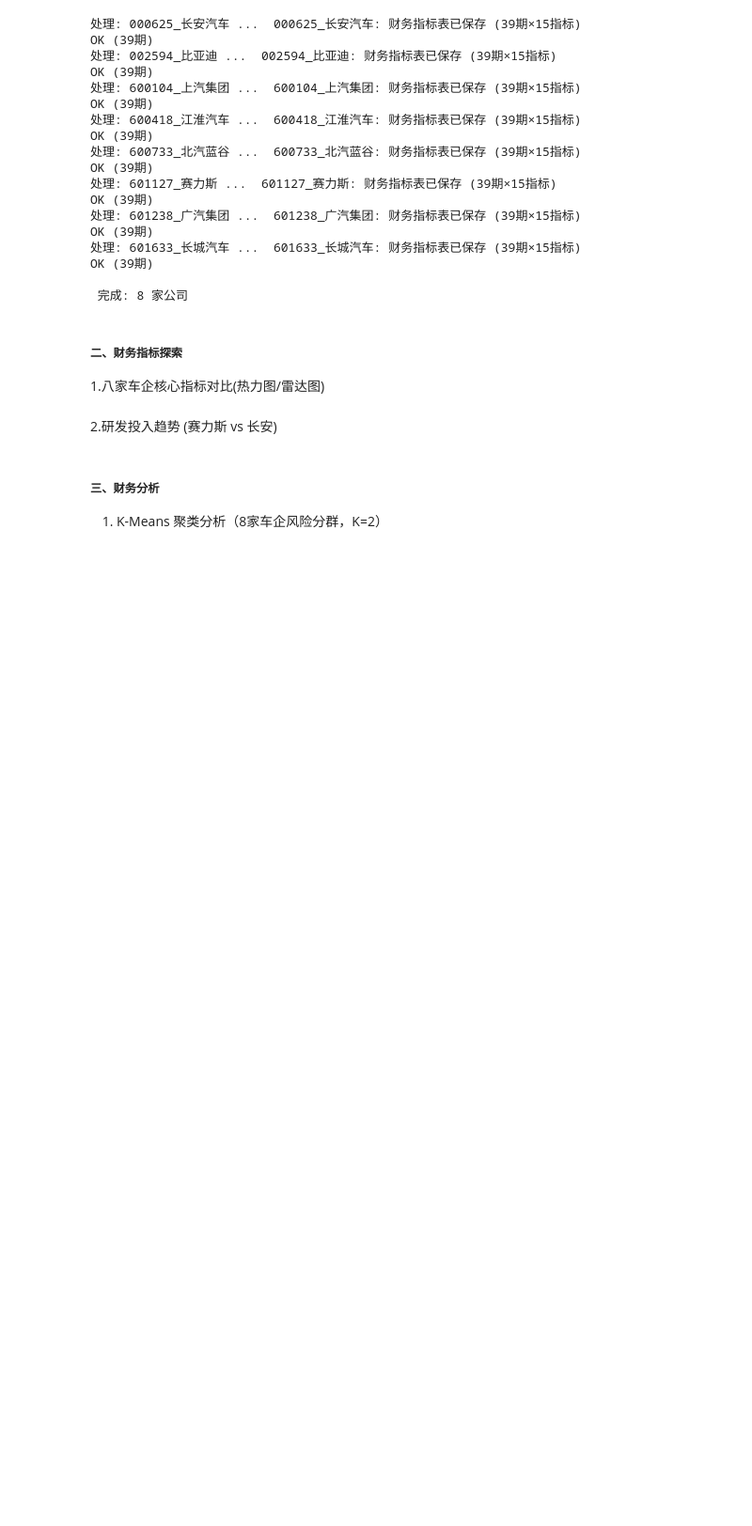
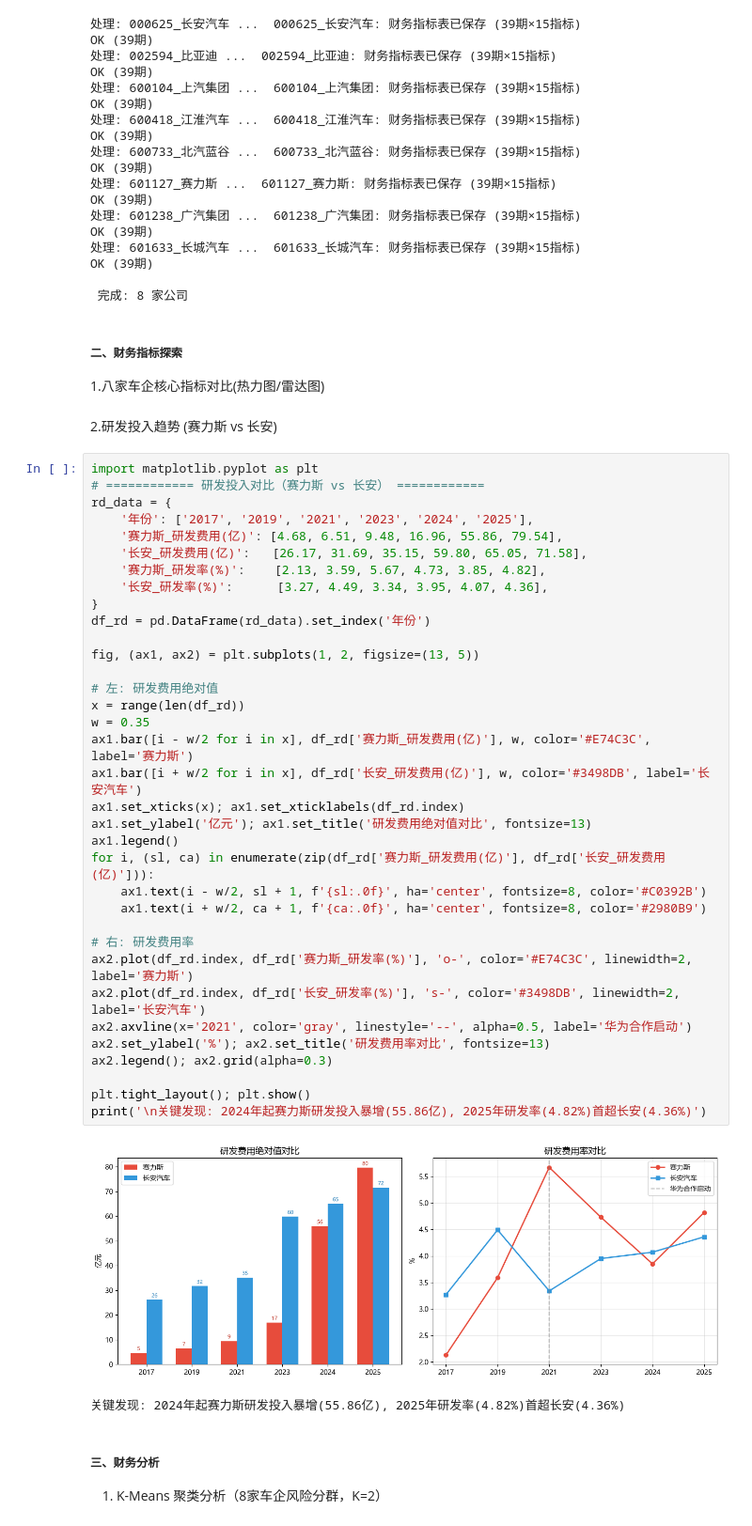
Before and after one commit to yohoten/fidac, a Jupyter notebook: 基于K-Means聚类与Prophet时序预测的重庆上市车企财务智能预警研究.ipynb, the cells around one changed output. Shown at 94% size. Cells and saved outputs as stored; diff of their text form; blank space fills up the shorter version.

```diff
--- a/基于K-Means聚类与Prophet时序预测的重庆上市车企财务智能预警研究.ipynb
+++ b/基于K-Means聚类与Prophet时序预测的重庆上市车企财务智能预警研究.ipynb
@@ -238,6 +238,44 @@ OK (39期)
 1.八家车企核心指标对比(热力图/雷达图)
 # %% [markdown]
 2.研发投入趋势 (赛力斯 vs 长安)
+# %%
+import matplotlib.pyplot as plt
+# ============ 研发投入对比（赛力斯 vs 长安） ============
+rd_data = {
+    '年份': ['2017', '2019', '2021', '2023', '2024', '2025'],
+    '赛力斯_研发费用(亿)': [4.68, 6.51, 9.48, 16.96, 55.86, 79.54],
+    '长安_研发费用(亿)':   [26.17, 31.69, 35.15, 59.80, 65.05, 71.58],
+    '赛力斯_研发率(%)':    [2.13, 3.59, 5.67, 4.73, 3.85, 4.82],
+    '长安_研发率(%)':      [3.27, 4.49, 3.34, 3.95, 4.07, 4.36],
+}
+df_rd = pd.DataFrame(rd_data).set_index('年份')
+
+fig, (ax1, ax2) = plt.subplots(1, 2, figsize=(13, 5))
+
+# 左: 研发费用绝对值
+x = range(len(df_rd))
+w = 0.35
+ax1.bar([i - w/2 for i in x], df_rd['赛力斯_研发费用(亿)'], w, color='#E74C3C', label='赛力斯')
+ax1.bar([i + w/2 for i in x], df_rd['长安_研发费用(亿)'], w, color='#3498DB', label='长安汽车')
+ax1.set_xticks(x); ax1.set_xticklabels(df_rd.index)
+ax1.set_ylabel('亿元'); ax1.set_title('研发费用绝对值对比', fontsize=13)
+ax1.legend()
+for i, (sl, ca) in enumerate(zip(df_rd['赛力斯_研发费用(亿)'], df_rd['长安_研发费用(亿)'])):
+    ax1.text(i - w/2, sl + 1, f'{sl:.0f}', ha='center', fontsize=8, color='#C0392B')
+    ax1.text(i + w/2, ca + 1, f'{ca:.0f}', ha='center', fontsize=8, color='#2980B9')
+
+# 右: 研发费用率
+ax2.plot(df_rd.index, df_rd['赛力斯_研发率(%)'], 'o-', color='#E74C3C', linewidth=2, label='赛力斯')
+ax2.plot(df_rd.index, df_rd['长安_研发率(%)'], 's-', color='#3498DB', linewidth=2, label='长安汽车')
+ax2.axvline(x='2021', color='gray', linestyle='--', alpha=0.5, label='华为合作启动')
+ax2.set_ylabel('%'); ax2.set_title('研发费用率对比', fontsize=13)
+ax2.legend(); ax2.grid(alpha=0.3)
+
+plt.tight_layout(); plt.show()
+print('\n关键发现: 2024年起赛力斯研发投入暴增(55.86亿), 2025年研发率(4.82%)首超长安(4.36%)')
+# %% [output]
+[figure, added]
+关键发现: 2024年起赛力斯研发投入暴增(55.86亿), 2025年研发率(4.82%)首超长安(4.36%)
 # %% [markdown]
 ##### 三、财务分析
 
```
Also changed, not shown: parts of 8 cells of this notebook, 8 other files.
